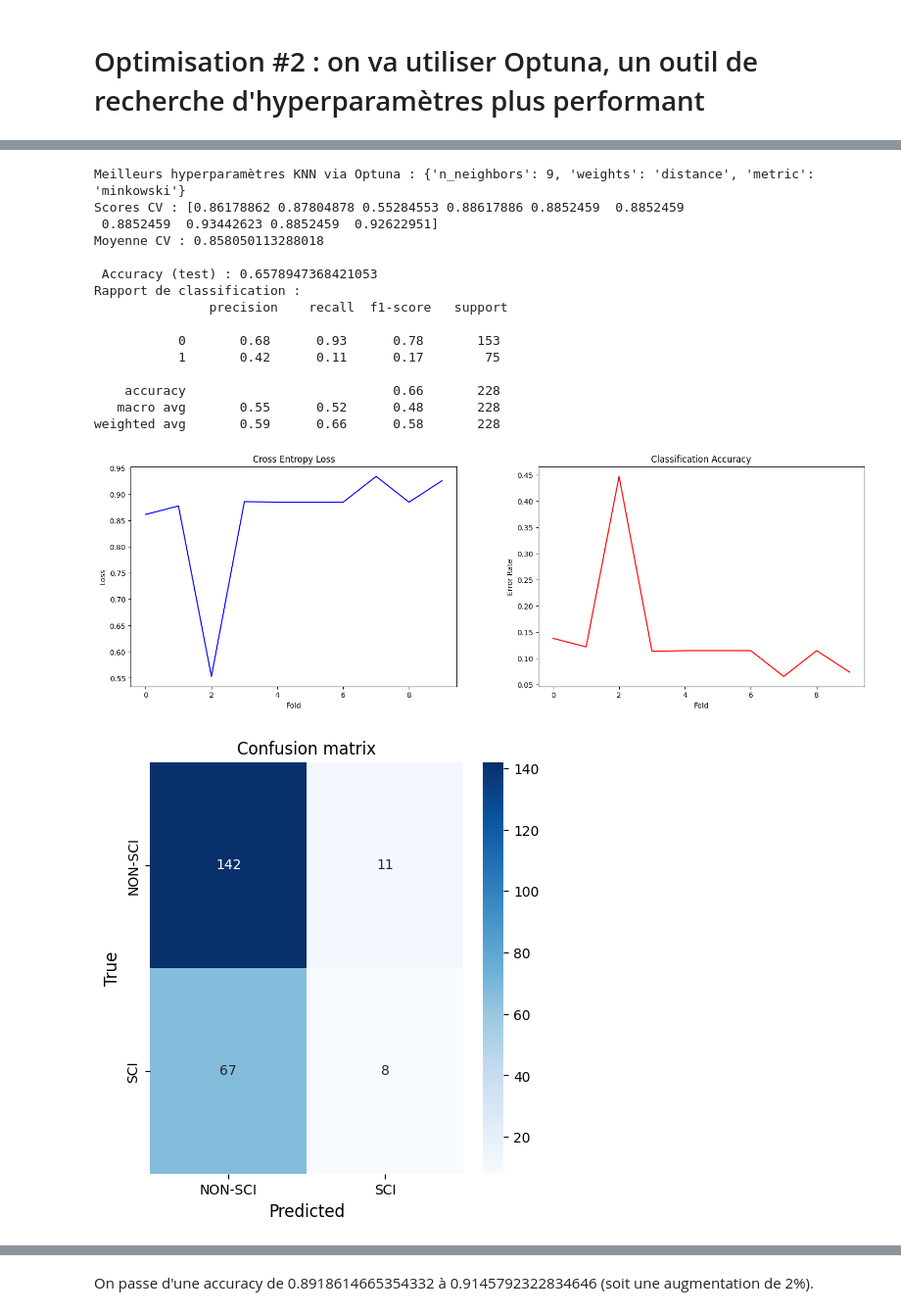
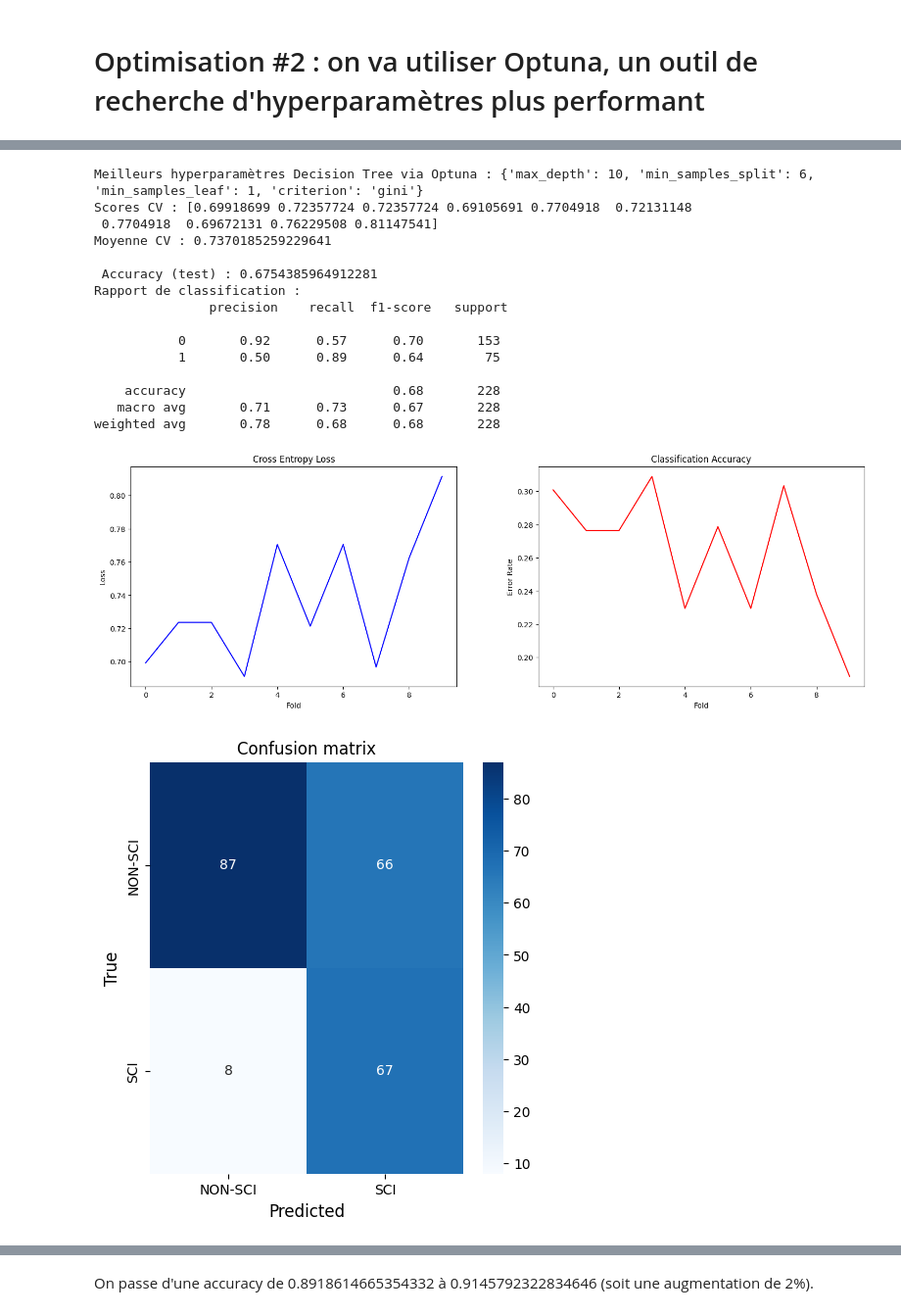
Before and after one commit to Akkuun/M1_IMAGINE_ML_Project, a Jupyter notebook: ML_Project_Group_8.ipynb, the cells around one changed output, grey strips where cells are left out. Shown at 98% size. Cells and saved outputs as stored; diff of their text form; code cells hidden in the pictures.

```diff
--- a/ML_Project_Group_8.ipynb
+++ b/ML_Project_Group_8.ipynb
@@ -2410,12 +2412,13 @@ On applique KNN
 # %%
 import optuna
-from sklearn.model_selection import cross_val_score, KFold
-from sklearn.preprocessing import StandardScaler
-from sklearn.neighbors import KNeighborsClassifier
+from sklearn.model_selection import cross_val_score, KFold, train_test_split
+from sklearn.preprocessing import StandardScaler, MaxAbsScaler
+from sklearn.tree import DecisionTreeClassifier
 from sklearn.metrics import classification_report, accuracy_score, confusion_matrix
 from sklearn.utils import resample
 import pandas as pd
 import numpy as np
+from sklearn.feature_extraction.text import TfidfVectorizer
 
 # -- Copie de tes données
 data_lvl1 = dataPrepared["0111"]
@@ -2432,7 +2435,7 @@ X_scaled = scaler_tfidf.fit_transform(X_vectorized)
 # -- Split
 X_train, X_test, y_train, y_test = train_test_split(X_scaled, y, test_size=0.2, random_state=42, stratify=y)
 
-# -- Standard Scaling pour KNN
+# -- Standard Scaling pour le modèle
 scaler = StandardScaler()
 X_train_scaled = scaler.fit_transform(X_train.toarray())
 X_test_scaled = scaler.transform(X_test.toarray())
@@ -2456,19 +2459,22 @@ df_upsampled = pd.concat([df_majority, df_minority_upsampled])
 X_train_balanced = df_upsampled.drop('label', axis=1).values
 y_train_balanced = df_upsampled['label'].values
 
-# -- Optuna : optimisation du KNN
+# -- Optuna : optimisation du Decision Tree
 def objective(trial):
-    n_neighbors = trial.suggest_int('n_neighbors', 1, 20)
-    weights = trial.suggest_categorical('weights', ['uniform', 'distance'])
-    metric = trial.suggest_categorical('metric', ['euclidean', 'manhattan', 'minkowski'])
+    max_depth = trial.suggest_int('max_depth', 1, 20)
+    min_samples_split = trial.suggest_int('min_samples_split', 2, 20)
+    min_samples_leaf = trial.suggest_int('min_samples_leaf', 1, 20)
+    criterion = trial.suggest_categorical('criterion', ['gini', 'entropy'])
 
-    knn = KNeighborsClassifier(
-        n_neighbors=n_neighbors,
-        weights=weights,
-        metric=metric
+    decision_tree = DecisionTreeClassifier(
+        max_depth=max_depth,
+        min_samples_split=min_samples_split,
+        min_samples_leaf=min_samples_leaf,
+        criterion=criterion,
+        random_state=42
     )
 
-    scores = cross_val_score(knn, X_train_balanced, y_train_balanced, cv=KFold(n_splits=10, shuffle=True, random_state=42), scoring='accuracy')
+    scores = cross_val_score(decision_tree, X_train_balanced, y_train_balanced, cv=KFold(n_splits=10, shuffle=True, random_state=42), scoring='accuracy')
     return scores.mean()
 
 # -- Création et lancement de l'étude
@@ -2476,19 +2482,19 @@ study = optuna.create_study(direction='maximize')
 study.optimize(objective, n_trials=30)
 
 # -- Meilleurs hyperparamètres
-print("Meilleurs hyperparamètres KNN via Optuna :", study.best_params)
+print("Meilleurs hyperparamètres Decision Tree via Optuna :", study.best_params)
 
 # -- Réentraîner avec le meilleur modèle
-best_knn_classifier = KNeighborsClassifier(**study.best_params)
-best_knn_classifier.fit(X_train_balanced, y_train_balanced)
+best_decision_tree_classifier = DecisionTreeClassifier(**study.best_params)
+best_decision_tree_classifier.fit(X_train_balanced, y_train_balanced)
 
 # -- Validation croisée
-knn_scores = cross_val_score(best_knn_classifier, X_train_balanced, y_train_balanced, cv=10)
-print("Scores CV :", knn_scores)
-print("Moyenne CV :", knn_scores.mean())
+dt_scores = cross_val_score(best_decision_tree_classifier, X_train_balanced, y_train_balanced, cv=10)
+print("Scores CV :", dt_scores)
+print("Moyenne CV :", dt_scores.mean())
 
 # -- Évaluation sur le test
-y_pred_test = best_knn_classifier.predict(X_test_scaled)
+y_pred_test = best_decision_tree_classifier.predict(X_test_scaled)
 
 print("\n Accuracy (test) :", accuracy_score(y_test, y_pred_test))
 print("Rapport de classification :\n", classification_report(y_test, y_pred_test))
@@ -2496,6 +2502,6 @@ print("Rapport de classification :\n", classification_report(y_test, y_pred_test
 conf_matrix = confusion_matrix(y_test, y_pred_test)
 
 # -- Tes plots
-plot_curves(knn_scores)
+plot_curves(dt_scores)
 plot_curves_confusion(conf_matrix, ['NON-SCI', 'SCI'])
 # %% [output]
@@ -2519,17 +2525,17 @@ plot_curves_confusion(conf_matrix, ['NON-SCI', 'SCI'])
-Meilleurs hyperparamètres KNN via Optuna : {'n_neighbors': 9, 'weights': 'distance', 'metric': 'minkowski'}
-Scores CV : [0.86178862 0.87804878 0.55284553 0.88617886 0.8852459  0.8852459
- 0.8852459  0.93442623 0.8852459  0.92622951]
-Moyenne CV : 0.858050113288018
+Meilleurs hyperparamètres Decision Tree via Optuna : {'max_depth': 10, 'min_samples_split': 6, 'min_samples_leaf': 1, 'criterion': 'gini'}
+Scores CV : [0.69918699 0.72357724 0.72357724 0.69105691 0.7704918  0.72131148
+ 0.7704918  0.69672131 0.76229508 0.81147541]
+Moyenne CV : 0.7370185259229641
 
- Accuracy (test) : 0.6578947368421053
+ Accuracy (test) : 0.6754385964912281
 Rapport de classification :
                precision    recall  f1-score   support
 
-           0       0.68      0.93      0.78       153
-           1       0.42      0.11      0.17        75
+           0       0.92      0.57      0.70       153
+           1       0.50      0.89      0.64        75
 
-    accuracy                           0.66       228
-   macro avg       0.55      0.52      0.48       228
-weighted avg       0.59      0.66      0.58       228
+    accuracy                           0.68       228
+   macro avg       0.71      0.73      0.67       228
+weighted avg       0.78      0.68      0.68       228
-[figure, old version]
+[figure, new version]
-[figure, old version]
+[figure, new version]
```
Also changed, not shown: parts of 11 cells of this notebook.
